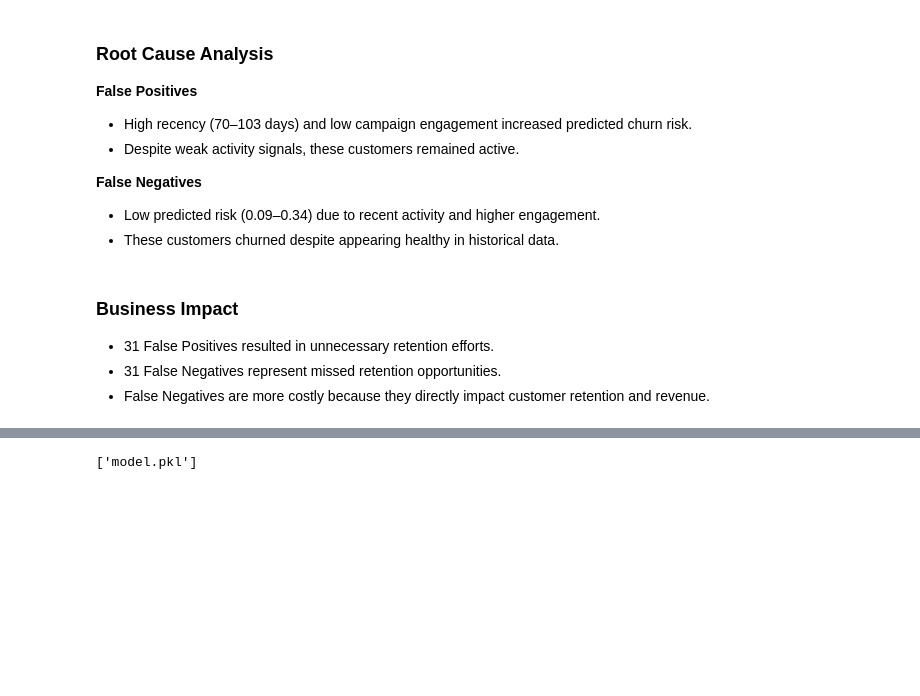
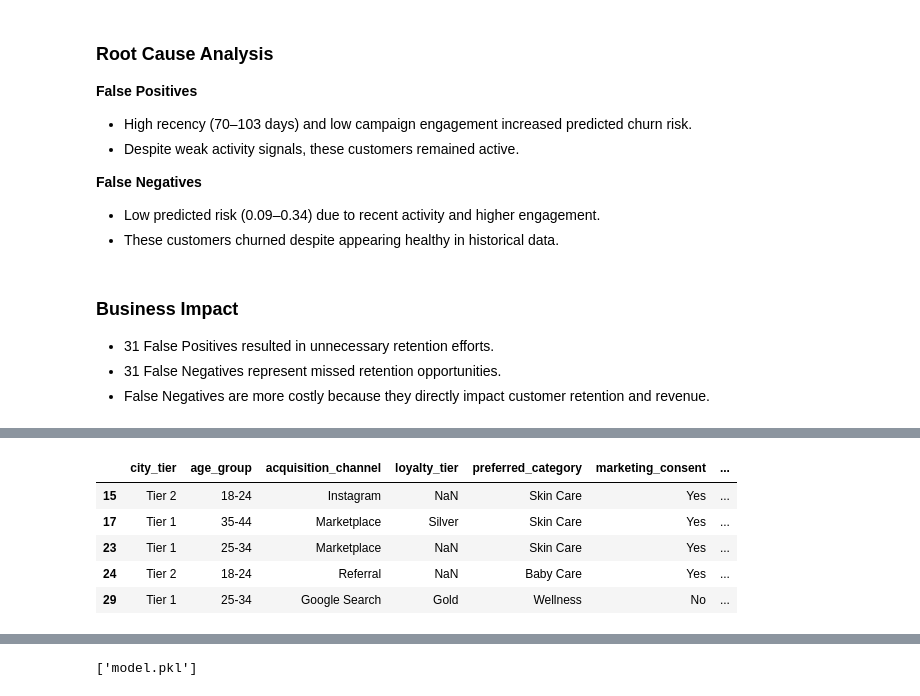
Before and after one commit to Deepika825325/part3-churn-prediction-model-card, a Jupyter notebook: churn_model.ipynb, the cells around one changed output, grey strips where cells are left out. Cells and saved outputs as stored; diff of their text form; code cells hidden in the pictures; blank space fills up the shorter version.

```diff
--- a/churn_model.ipynb
+++ b/churn_model.ipynb
@@ -3185,0 +3384,19 @@ fn_examples
+# %%
+# Create Test Results DataFrame
+
+test_results = X_test.copy()
+
+test_results["actual"] = y_test.values
+
+test_results["predicted"] = y_test_pred
+
+test_results["probability"] = y_test_prob
+
+test_results.head()
+# %% [output]
+|  | city_tier | age_group | acquisition_channel | loyalty_tier | preferred_category | marketing_consent | ... |
+| 15 | Tier 2 | 18-24 | Instagram | NaN | Skin Care | Yes | ... |
+| 17 | Tier 1 | 35-44 | Marketplace | Silver | Skin Care | Yes | ... |
+| 23 | Tier 1 | 25-34 | Marketplace | NaN | Skin Care | Yes | ... |
+| 24 | Tier 2 | 18-24 | Referral | NaN | Baby Care | Yes | ... |
+| 29 | Tier 1 | 25-34 | Google Search | Gold | Wellness | No | ... |
```
Also changed, not shown: parts of 20 cells of this notebook, 9 other files.
